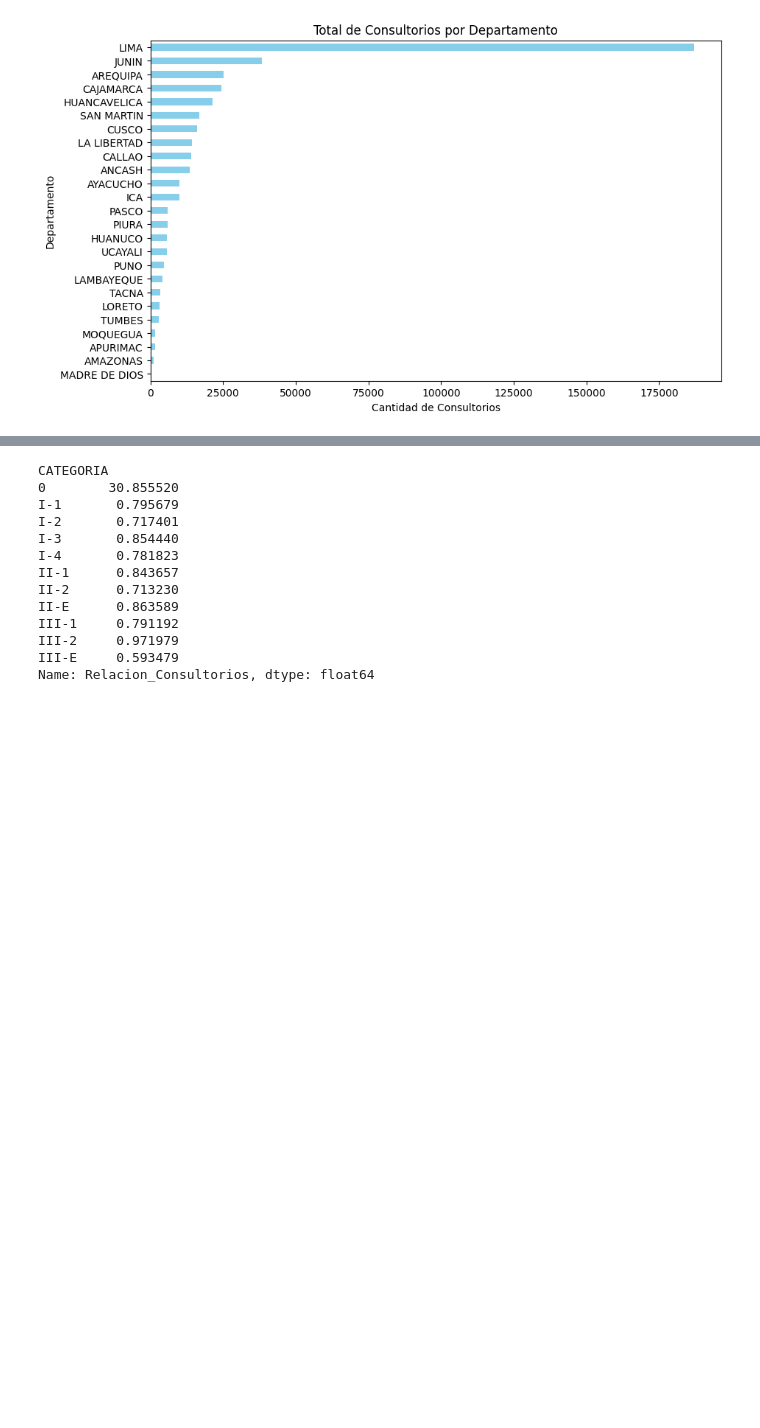
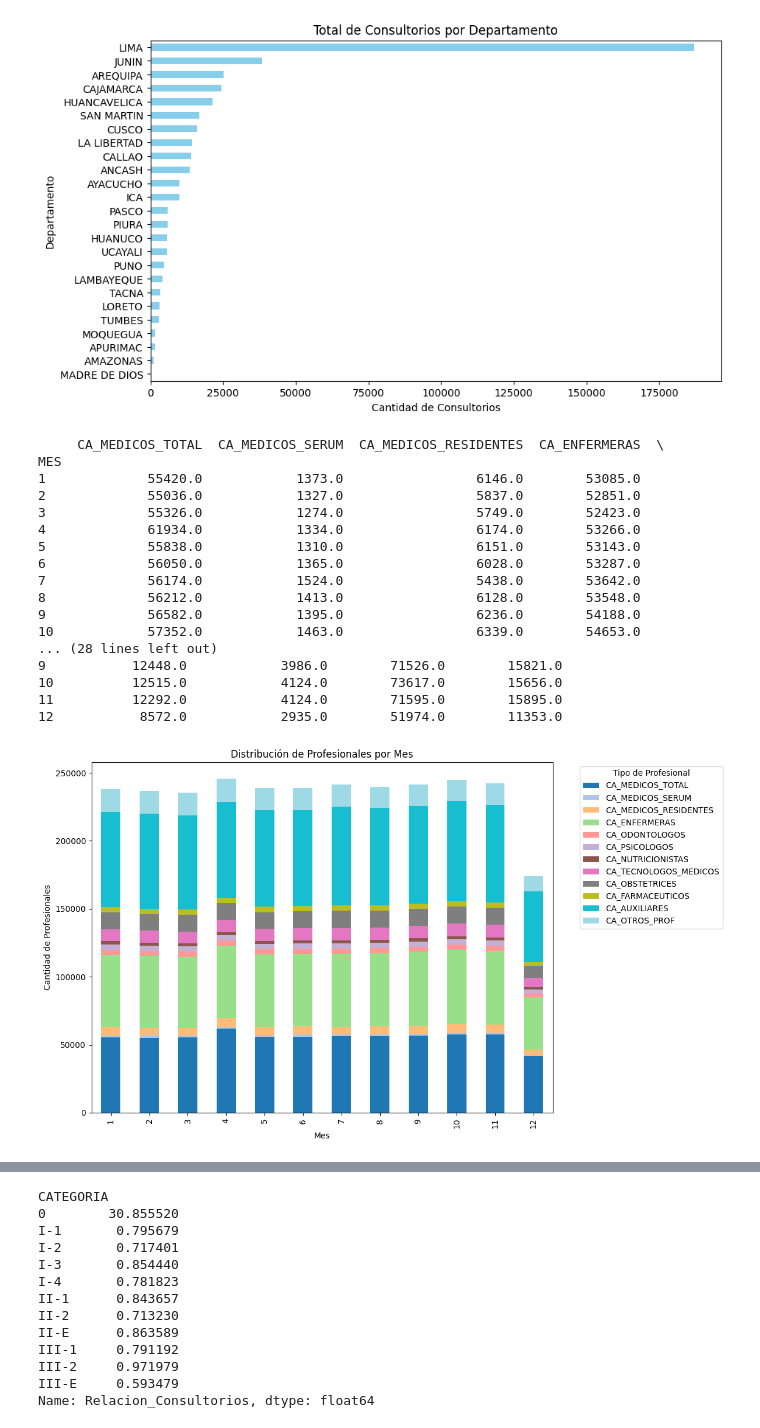
Before and after one commit to camiloalegre/EVENT_SALUD, a Jupyter notebook: Analisis_recursos_salud.ipynb, the cells around one changed output, grey strips where cells are left out. Cells and saved outputs as stored; diff of their text form; code cells hidden in the pictures; blank space fills up the shorter version.

```diff
--- a/Analisis_recursos_salud.ipynb
+++ b/Analisis_recursos_salud.ipynb
@@ -88,4 +88,42 @@ plt.ylabel("Departamento")
 plt.show()
 # %% [output]
 [figure]
+# %%
+# Agrupar por MES y sumar la cantidad de profesionales
+profesionales_por_mes = recursos_salud.groupby("MES")[[
+    "CA_MEDICOS_TOTAL", "CA_MEDICOS_SERUM", "CA_MEDICOS_RESIDENTES", "CA_ENFERMERAS",
+    "CA_ODONTOLOGOS", "CA_PSICOLOGOS", "CA_NUTRICIONISTAS", "CA_TECNOLOGOS_MEDICOS",
+    "CA_OBSTETRICES", "CA_FARMACEUTICOS", "CA_AUXILIARES", "CA_OTROS_PROF"
+]].sum()
+
+# Imprimir la tabla resultante
+print(profesionales_por_mes)
+
+# Gráfico de barras apiladas para mostrar la cantidad por tipo de profesional en cada mes
+profesionales_por_mes.plot(kind='bar', stacked=True, figsize=(12, 7), cmap="tab20")
+plt.title("Distribución de Profesionales por Mes")
+plt.xlabel("Mes")
+plt.ylabel("Cantidad de Profesionales")
+plt.legend(title="Tipo de Profesional", bbox_to_anchor=(1.05, 1), loc='upper left')
+plt.tight_layout()
+plt.show()
+# %% [output]
+     CA_MEDICOS_TOTAL  CA_MEDICOS_SERUM  CA_MEDICOS_RESIDENTES  CA_ENFERMERAS  \
+MES
+1             55420.0            1373.0                 6146.0        53085.0
+2             55036.0            1327.0                 5837.0        52851.0
+3             55326.0            1274.0                 5749.0        52423.0
+4             61934.0            1334.0                 6174.0        53266.0
+5             55838.0            1310.0                 6151.0        53143.0
+6             56050.0            1365.0                 6028.0        53287.0
+7             56174.0            1524.0                 5438.0        53642.0
+8             56212.0            1413.0                 6128.0        53548.0
+9             56582.0            1395.0                 6236.0        54188.0
+10            57352.0            1463.0                 6339.0        54653.0
+... (28 lines left out)
+9           12448.0            3986.0        71526.0        15821.0
+10          12515.0            4124.0        73617.0        15656.0
+11          12292.0            4124.0        71595.0        15895.0
+12           8572.0            2935.0        51974.0        11353.0
+[figure, added]
 # %%
```
Also changed, not shown: parts of 1 cell of this notebook.
